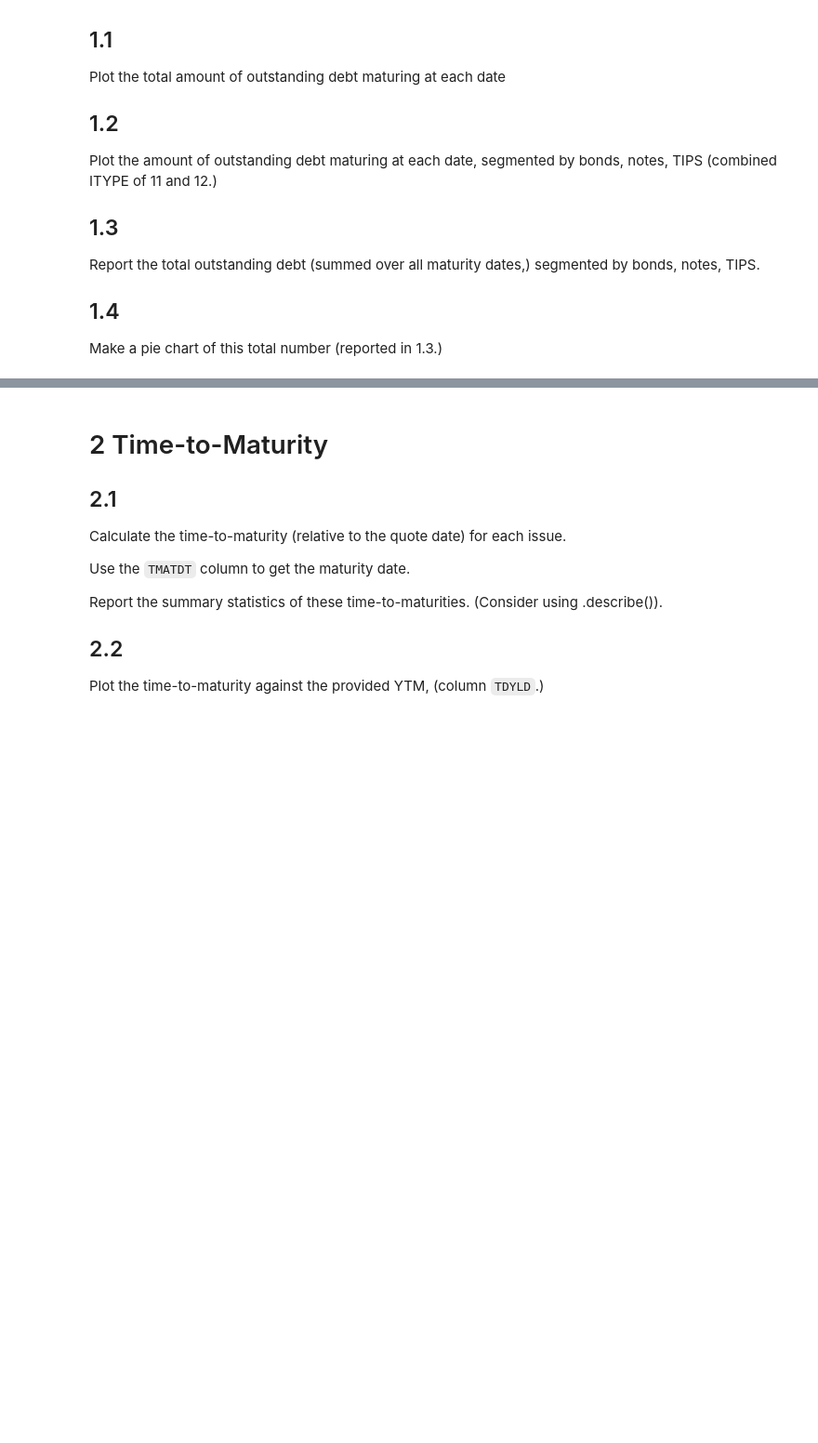
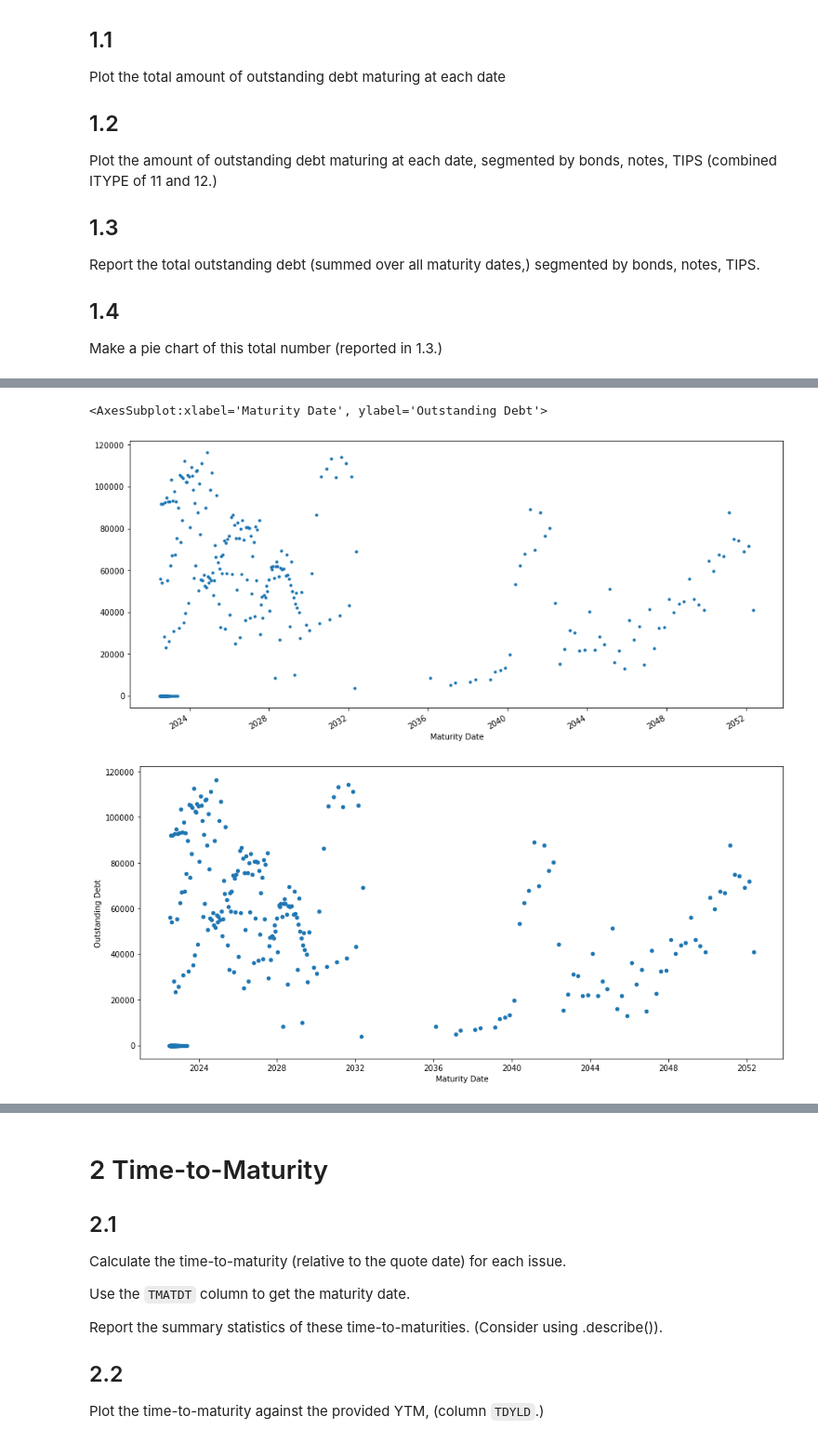
Before and after one commit to madison-rusch/finm-portfolio-2022, a Jupyter notebook: homework/M.1. Homework.ipynb, the cells around one changed output, grey strips where cells are left out. Shown at 93% size. Drawn from its saved outputs; the diff is of its cells as text; code cells hidden in the pictures; blank space fills up the shorter version.

```diff
--- a/homework/M.1. Homework.ipynb
+++ b/homework/M.1. Homework.ipynb
@@ -143,0 +93,20 @@ plt.show()
+# %%
+# Problem 1.1 Plot the total amount of outstanding debt maturing at each date
+# Using Mark's example from class as a template
+
+# Import data from excel and sort by maturity date
+rawdata = pd.read_excel('../data/treasury_quotes_2022-06-30.xlsx')
+rawdata.columns = rawdata.columns.str.upper()
+rawdata.sort_values('TMATDT',inplace=True)
+
+# Data transformation
+metrics = rawdata.copy()[['TMATDT', 'TDPUBOUT']]
+metrics.columns = ['Maturity Date', 'Outstanding Debt']
+metrics.groupby(['Maturity Date'])['Outstanding Debt'].sum().plot(style='.', figsize=(15,7))
+
+grouped = metrics.groupby(['Maturity Date'])['Outstanding Debt'].sum().reset_index()
+grouped.plot.scatter(x='Maturity Date',y='Outstanding Debt',figsize=(15,7))
+# %% [output]
+<AxesSubplot:xlabel='Maturity Date', ylabel='Outstanding Debt'>
+[figure, added]
+[figure, added]
```
Also changed, not shown: parts of 8 cells of this notebook.
